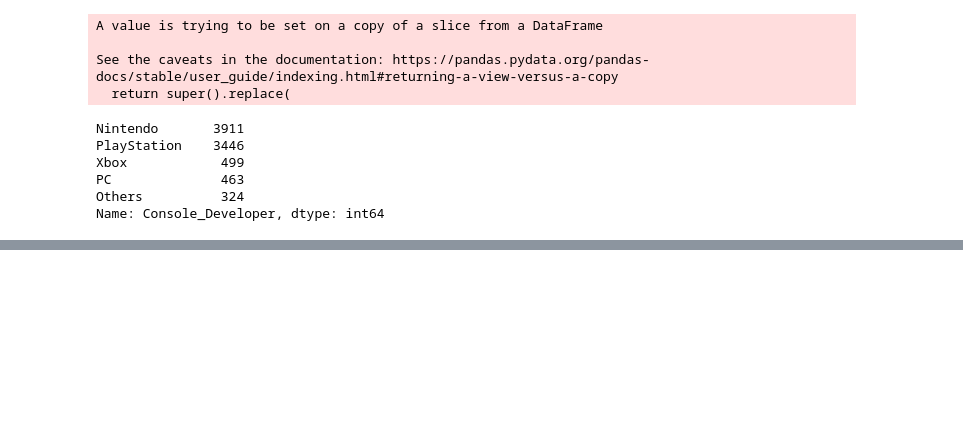
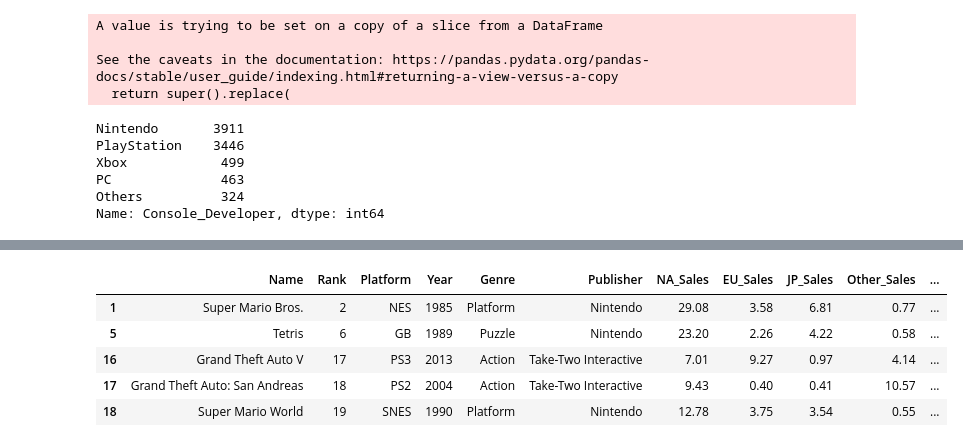
Before and after one commit to XOMIC/Data-Analytics-Projects, a Jupyter notebook: Games-Sales-Data/exclusives.ipynb, the cells around one changed output, grey strips where cells are left out. Cells and saved outputs as stored; diff of their text form; code cells hidden in the pictures; blank space fills up the shorter version.

Commit message:
starting to compare with multiplatform

```diff
--- a/Games-Sales-Data/exclusives.ipynb
+++ b/Games-Sales-Data/exclusives.ipynb
@@ -142,0 +127,11 @@ games_copy
+# %%
+# creating multiplatform games data frame
+multiplatform = games_copy.drop(exclusives.index)
+multiplatform.head()
+# %% [output]
+|  | Name | Rank | Platform | Year | Genre | Publisher | NA_Sales | EU_Sales | JP_Sales | Other_Sales | ... |
+| 1 | Super Mario Bros. | 2 | NES | 1985 | Platform | Nintendo | 29.08 | 3.58 | 6.81 | 0.77 | ... |
+| 5 | Tetris | 6 | GB | 1989 | Puzzle | Nintendo | 23.20 | 2.26 | 4.22 | 0.58 | ... |
+| 16 | Grand Theft Auto V | 17 | PS3 | 2013 | Action | Take-Two Interactive | 7.01 | 9.27 | 0.97 | 4.14 | ... |
+| 17 | Grand Theft Auto: San Andreas | 18 | PS2 | 2004 | Action | Take-Two Interactive | 9.43 | 0.40 | 0.41 | 10.57 | ... |
+| 18 | Super Mario World | 19 | SNES | 1990 | Platform | Nintendo | 12.78 | 3.75 | 3.54 | 0.55 | ... |
```
Also changed, not shown: parts of 15 cells of this notebook.
